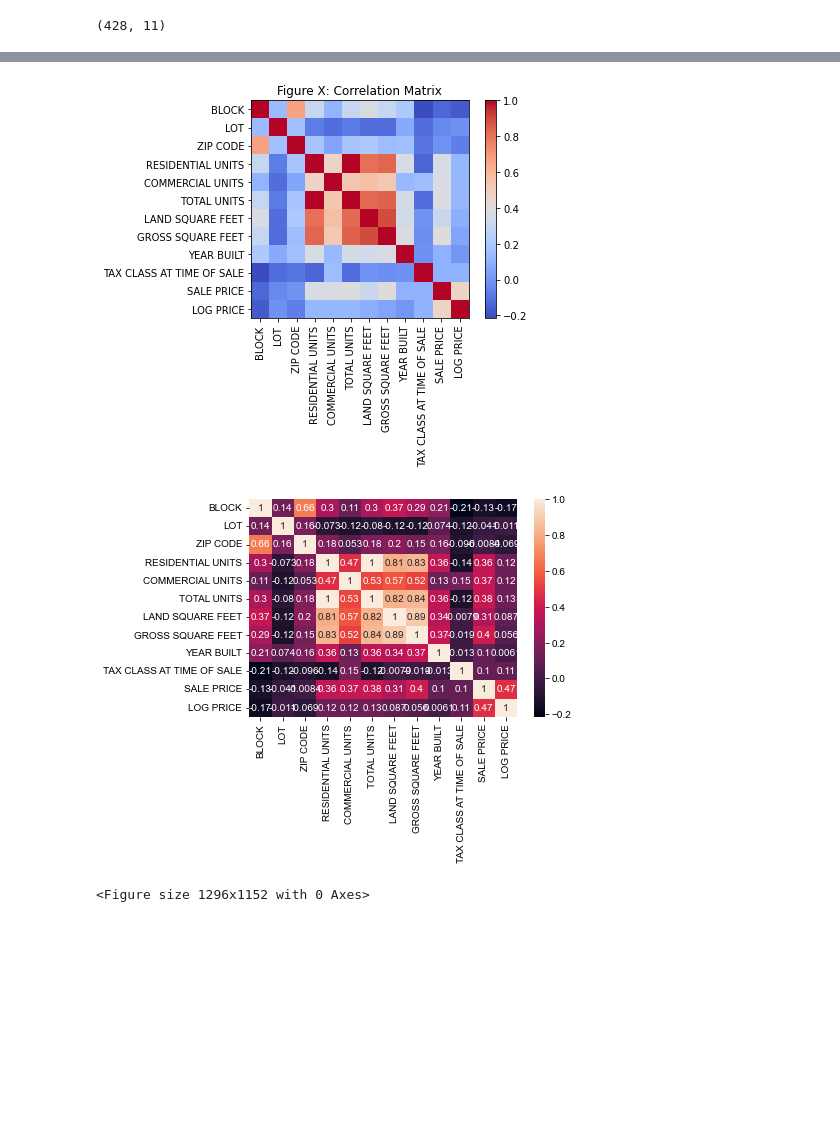
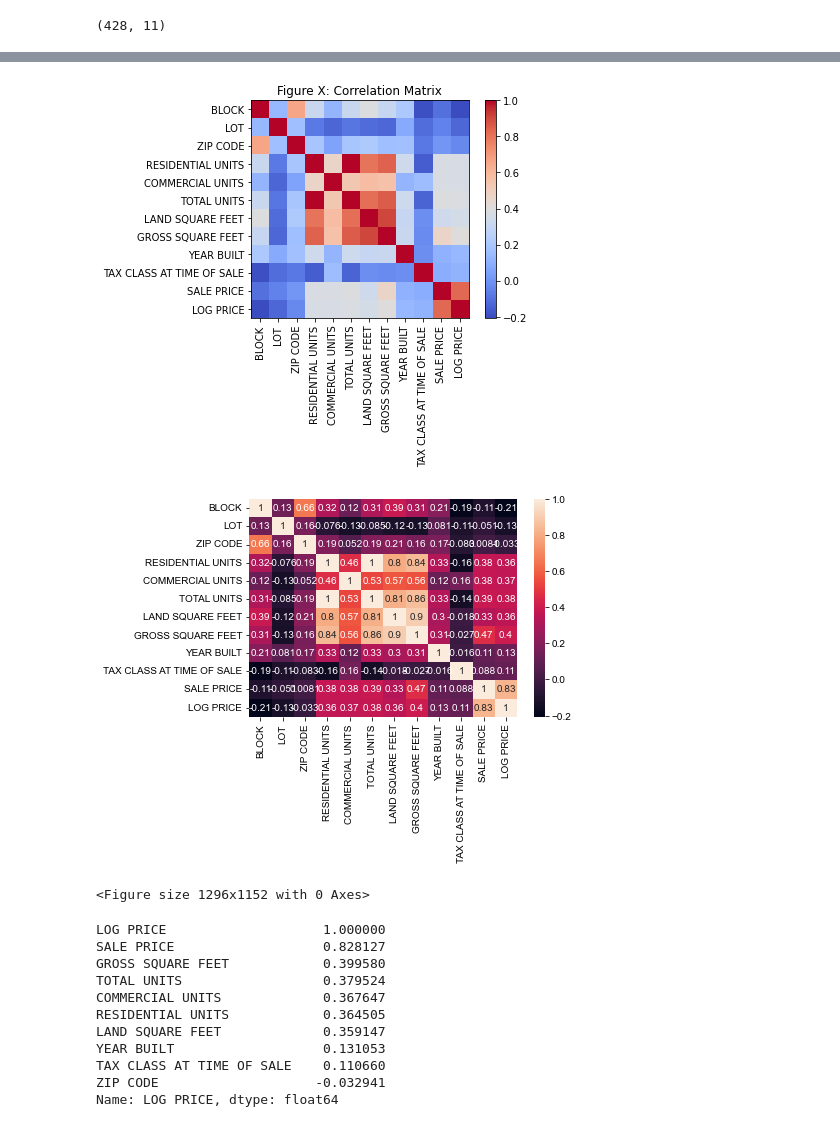
Before and after one commit to drt15Lei/BDAPA-project, a Jupyter notebook: Merged_code.ipynb, the cells around one changed output, grey strips where cells are left out. Cells and saved outputs as stored; diff of their text form; code cells hidden in the pictures; blank space fills up the shorter version.

```diff
--- a/Merged_code.ipynb
+++ b/Merged_code.ipynb
@@ -197,4 +197,6 @@ def normalise(df):
     df_norm = ((num_cols - num_cols.min()) / (num_cols.max() - num_cols.min()))
     return df_norm
 
-##df = normalise(df)
+df = normalise(df)
+df = df[df["LOG PRICE"] >= 0.7]
+df
@@ -219,18 +235,31 @@ plt.show()
 # %%
 # create correlation matrix
 corr_matrix = df.corr()
 plt.imshow(corr_matrix, cmap='coolwarm', interpolation='none')
 plt.colorbar()
 plt.xticks(range(len(corr_matrix.columns)), corr_matrix.columns, rotation=90)
 plt.yticks(range(len(corr_matrix.columns)), corr_matrix.columns)
 plt.title('Figure X: Correlation Matrix')
 plt.show()
 
 sns.heatmap(df.corr(),annot=True)
 plt.figure(figsize = (18,16))
 sns.set(font_scale=0.6)  ## adjsuting the font size of the numbers in the heatmap
 plt.show()
+
+corr_matrix["LOG PRICE"].sort_values(ascending=False).head(10)
 # %% [output]
-[figure, old version]
+[figure, new version]
-[figure, old version]
+[figure, new version]
 <Figure size 1296x1152 with 0 Axes>
+LOG PRICE                    1.000000
+SALE PRICE                   0.828127
+GROSS SQUARE FEET            0.399580
+TOTAL UNITS                  0.379524
+COMMERCIAL UNITS             0.367647
+RESIDENTIAL UNITS            0.364505
+LAND SQUARE FEET             0.359147
+YEAR BUILT                   0.131053
+TAX CLASS AT TIME OF SALE    0.110660
+ZIP CODE                    -0.032941
+Name: LOG PRICE, dtype: float64
```
Also changed, not shown: parts of 6 cells of this notebook.
